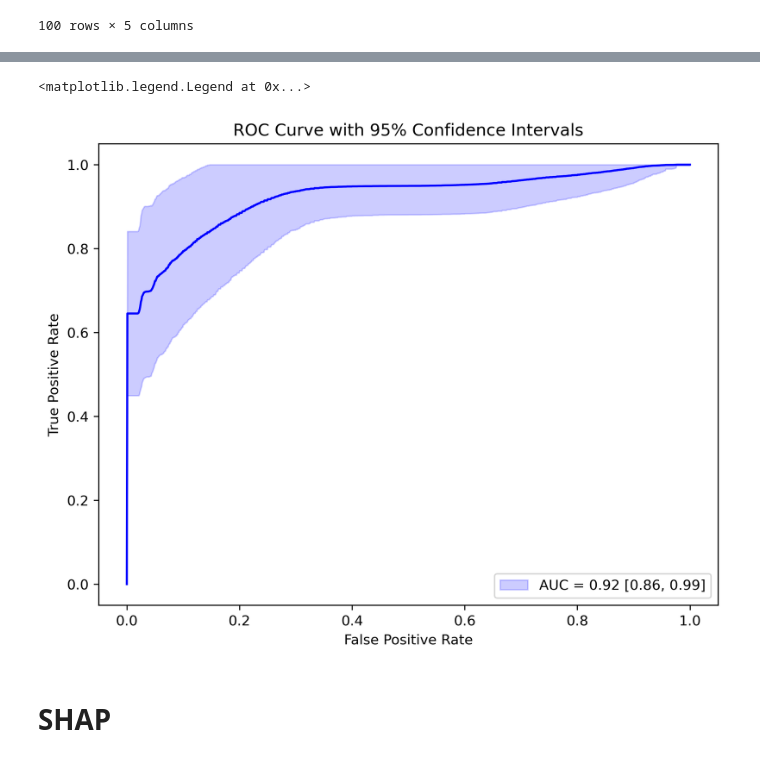
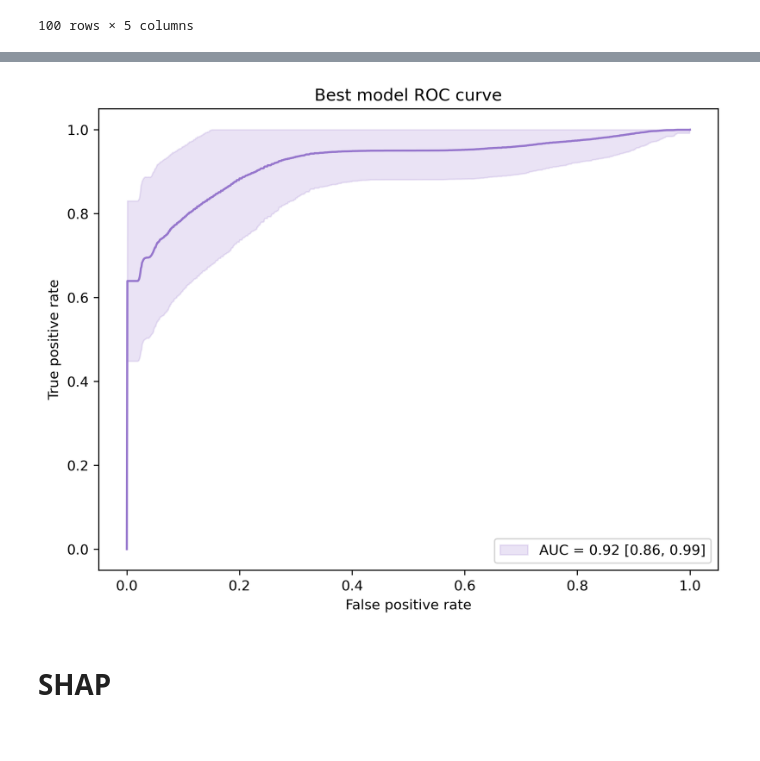
Before and after one commit to SysBioengLab/PhIP-seq-IBD-PUC, a Jupyter notebook: src/shap_selected_peptides_clinical.ipynb, the cells around one changed output, grey strips where cells are left out. Drawn from its saved outputs; the diff is of its cells as text; code cells hidden in the pictures.

```diff
--- a/src/shap_selected_peptides_clinical.ipynb
+++ b/src/shap_selected_peptides_clinical.ipynb
@@ -143,6 +143,7 @@ y = y.copy()
 cv = StratifiedKFold(n_splits = 39, shuffle=True, random_state=42)
 y_true = []
 y_pred_proba = []
+y_pred = []
 # make a loo cv
 for train_index, test_index in cv.split(X_opt, y):
     X_train, X_test = X_opt.iloc[train_index], X_opt.iloc[test_index]
@@ -151,7 +152,11 @@ for train_index, test_index in cv.split(X_opt, y):
     model = XGBClassifier(**params, n_estimators=200, enable_categorical=True)
     model.fit(X_train, y_train)
 
+
+    y_test_pred = model.predict(X_test)
     y_prob = model.predict_proba(X_test)[:,1]
     y_true.extend(y_test)
     y_pred_proba.extend(y_prob)
+    y_pred.extend(y_test_pred)
+
     # fpr, tpr, thresholds = roc_curve(y_train, y_prob)
@@ -178,41 +235,43 @@ for indexes in samples_indexes:
     aucs.append(auc)
 fpr_mean    = np.linspace(0, 1, 1000)
 interp_tprs = []
 for i in range(1000):
     fpr           = fprs[i]
     tpr           = tprs[i]
     interp_tpr    = np.interp(fpr_mean, fpr, tpr)
     interp_tpr[0] = 0.0
     interp_tprs.append(interp_tpr)
 tpr_mean     = np.mean(interp_tprs, axis=0)
 tpr_mean[-1] = 1.0
 tpr_std      = 1.96*np.std(interp_tprs, axis=0)
 tpr_upper    = np.clip(tpr_mean+tpr_std, 0, 1)
 tpr_lower    = tpr_mean-tpr_std
 
 mean_auc = np.mean(aucs)
 auc_sd =np.std(aucs)
 
 df_results_shap_peptides_clinical = pd.DataFrame(
     {
         'fpr_mean' :  fpr_mean,
         'tpr_mean' :  tpr_mean,
         'auc_mean' :  mean_auc,
         'auc_sd'   :  auc_sd
     }
 )
 
 df_results_shap_peptides_clinical.to_csv(join('..', 'Results', 'ROC_CI_SHAP_selected_peptides_clinical.csv'), index=False)
 
-plt.figure(figsize=(8, 6), dpi = 300)
-plt.plot(fpr_mean, tpr_mean, color='blue', alpha=1.0)
-plt.fill_between(fpr_mean, tpr_lower, tpr_upper, color='blue', alpha=0.2, label = f'AUC = {mean_auc:.2f} [{mean_auc - 2 * auc_sd:.2f}, {mean_auc + 2 * auc_sd:.2f}]')
-plt.xlabel('False Positive Rate')
-plt.ylabel('True Positive Rate')
-plt.title('ROC Curve with 95% Confidence Intervals')
-plt.legend()
+fig, ax = plt.subplots(figsize=(8, 6), dpi = 300)
+ax.plot(fpr_mean, tpr_mean, color=cmap(0.99), alpha=1.0)
+ax.fill_between(fpr_mean, tpr_lower,
+                tpr_upper, color=cmap(0.99), alpha=0.2,
+                label = f'AUC = {mean_auc:.2f} [{mean_auc - 2 * auc_sd:.2f}, {mean_auc + 2 * auc_sd:.2f}]')
+ax.set_xlabel('False positive rate')
+ax.set_ylabel('True positive rate')
+ax.set_title('Best model ROC curve')
+ax.legend()
+fig.savefig('../Figures/ROCCurve.pdf', transparent=True)
 # %% [output]
-<matplotlib.legend.Legend at 0x...>
-[figure, old version]
+[figure, new version]
 # %% [markdown]
 # SHAP
```
Also changed, not shown: parts of 8 cells of this notebook, 7 other files.
